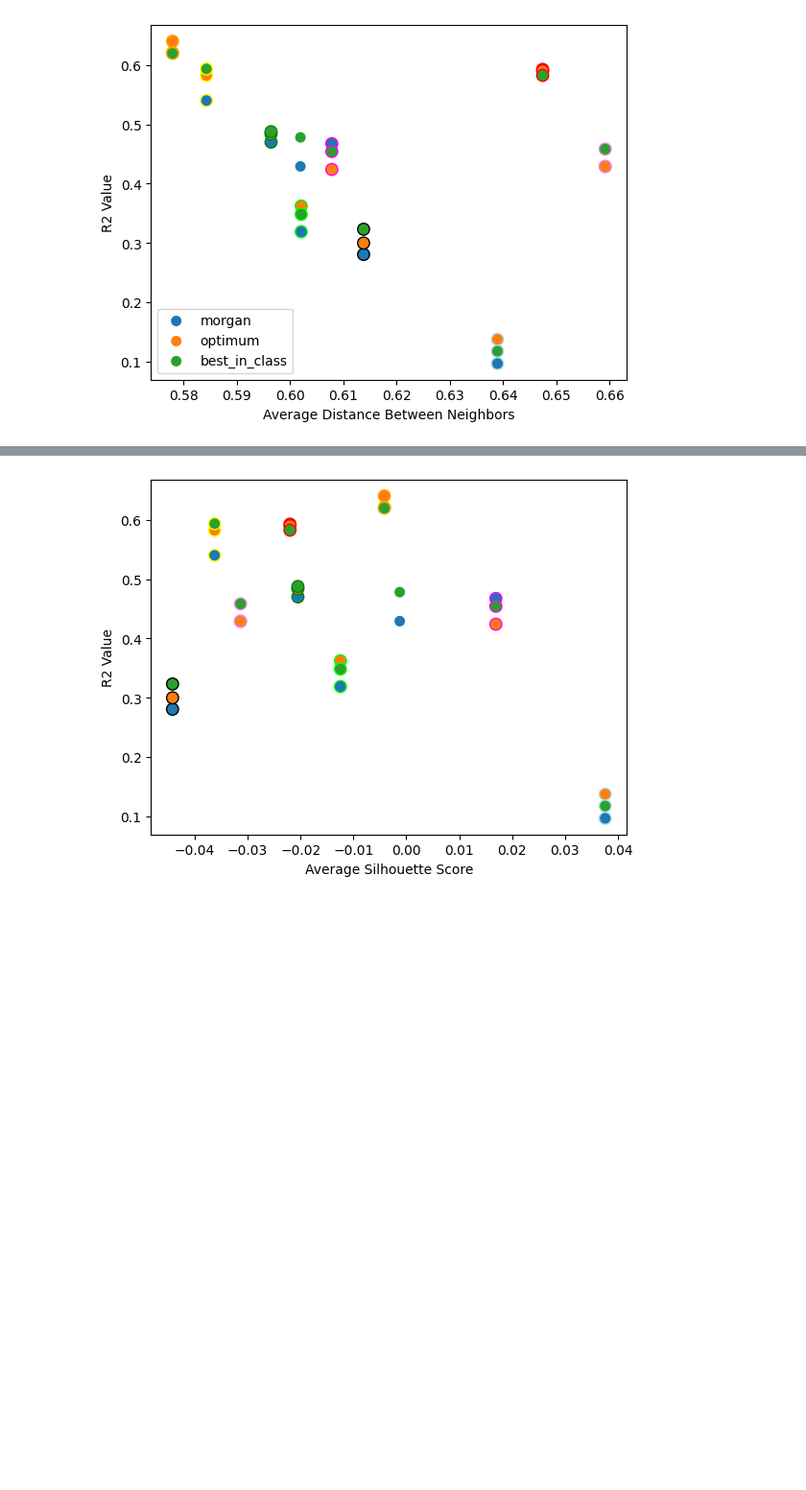
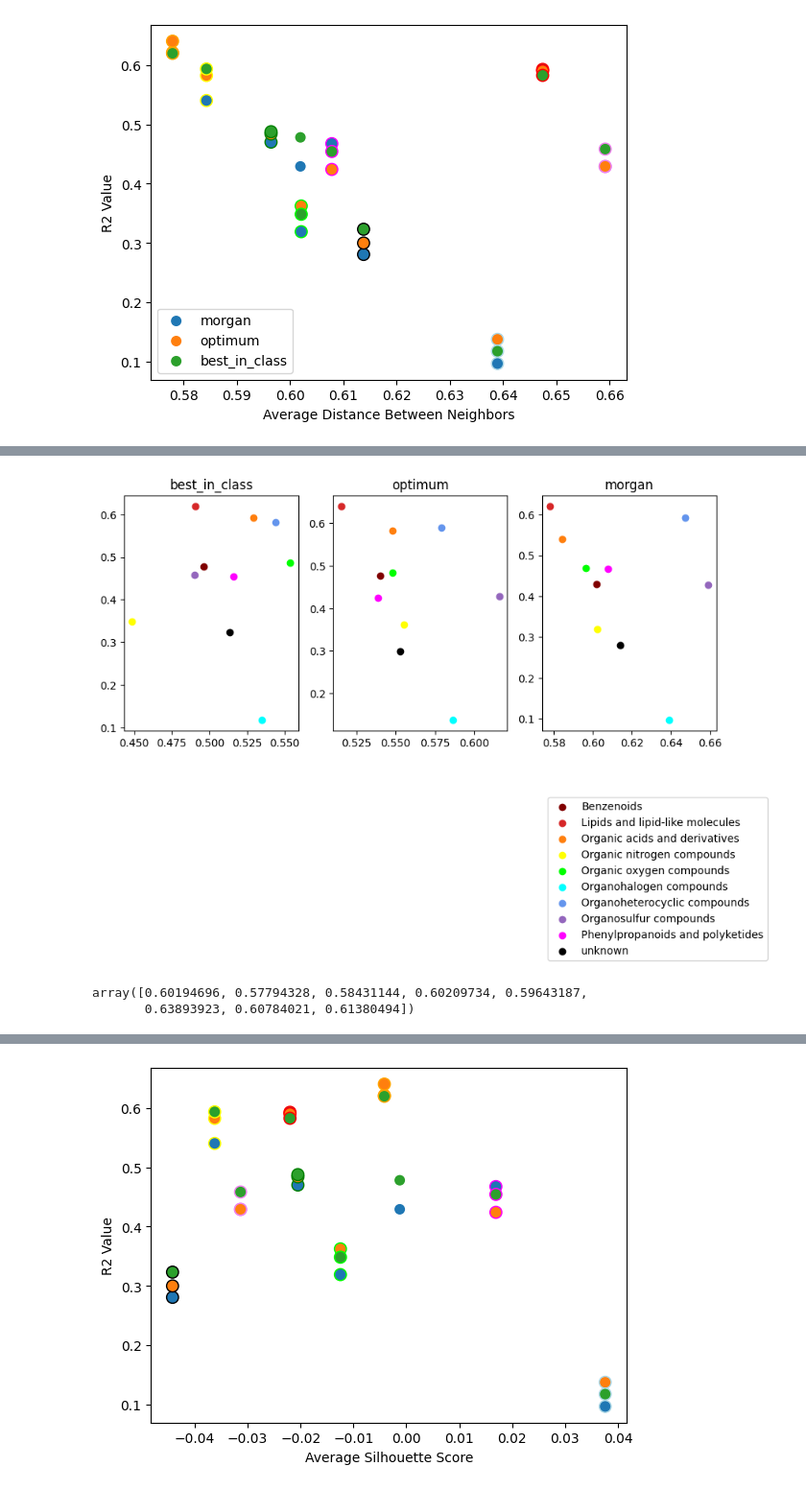
Before and after one commit to patlewig/genra-hybrid, a Jupyter notebook: notebooks/05-ajl-LD50_clusters.ipynb, the cells around one changed output, grey strips where cells are left out. Shown at 96% size. Drawn from its saved outputs; the diff is of its cells as text; code cells hidden in the pictures; blank space fills up the shorter version.

```diff
--- a/notebooks/05-ajl-LD50_clusters.ipynb
+++ b/notebooks/05-ajl-LD50_clusters.ipynb
@@ -353,0 +691,59 @@ plt.show()
+# %%
+
+#Clean up the previous graph by separating some pieces
+
+#Set up the subplots, as we will be pasting onto the same graph repeatedly
+fig, axs = plt.subplots(1,3, sharex= False, sharey=False, figsize = (10,4))
+
+#Set the bottom of each bar to zero. Changing the value of this variable will allow for
+#traditional stacked bar graphs, but is not necessary here
+bottom = np.zeros(10)
+
+#Create a color dictionary so that bars are colored based on the fingerprint we are plotting a value for
+colors = {'Benzenoids':'maroon', 'Lipids and lipid-like molecules':'tab:red',
+       'Organic acids and derivatives':'tab:orange', 'Organic nitrogen compounds':'yellow',
+       'Organic oxygen compounds':'lime', 'Organohalogen compounds':'cyan',
+       'Organoheterocyclic compounds':'cornflowerblue', 'Organosulfur compounds':'tab:purple',
+       'Phenylpropanoids and polyketides':'magenta', 'unknown':'black'}
+
+#This time each print will be on a different axis
+i = 0
+for superclass in performance_df.superclass:
+    j = 0
+    for print_type in ['best_', 'opt_', '']:
+        print_dict = {'best_':'best_in_class', 'opt_':'optimum', '':'morgan'}
+        print_name = print_dict[print_type]
+        x = subview.groupby('superclass').mean(numeric_only=True).loc[superclass,f'{print_type}avg_nbd_dist']
+        y = performance_df.set_index('superclass').loc[superclass,f'{print_name}_r2']
+        labels = subview.groupby('superclass').mean(numeric_only=True)[f'{print_type}avg_nbd_dist'].index
+        color = colors[superclass]
+        p = axs[j].scatter(x, y, c = color, label = superclass)
+        if i == 0:
+            axs[j].set_title(print_name)
+        elif i == len(performance_df.superclass)-1:
+            pre_x = subview.groupby('superclass').mean(numeric_only=True)[f'{print_type}avg_nbd_dist'].values
+            pre_y = performance_df.set_index('superclass')[f'{print_name}_r2']
+
+            #This would plot the best fit line, but the outliers here drastically reduce the utility of
+            #that line, so to use such predictions we would need more complex code excluding those points
+            # m,b = np.polyfit(pre_x,pre_y,1)
+            # axs[j].plot(pre_x,m*pre_x+b, c = 'black')
+            # axs[j].annotate(f'R2 = {round(1-sum((m*pre_x+b-pre_y)**2)/sum((pre_y - mean(pre_y))**2), 4)}', \
+            #      xy = (min(pre_x), min(pre_y)))
+        j += 1
+    i += 1
+
+
+
+#Show legend
+axs[2].legend(performance_df['superclass'].values, bbox_to_anchor = (0,-1), loc = 'lower left')
+
+#Show the graph
+plt.show()
+# %% [output]
+[figure, added]
+# %%
+x1.reshape(1,-1)[0]
+# %% [output]
+array([0.60194696, 0.57794328, 0.58431144, 0.60209734, 0.59643187,
+       0.63893923, 0.60784021, 0.61380494])
```
Also changed, not shown: parts of 32 cells of this notebook, 7 other files.
